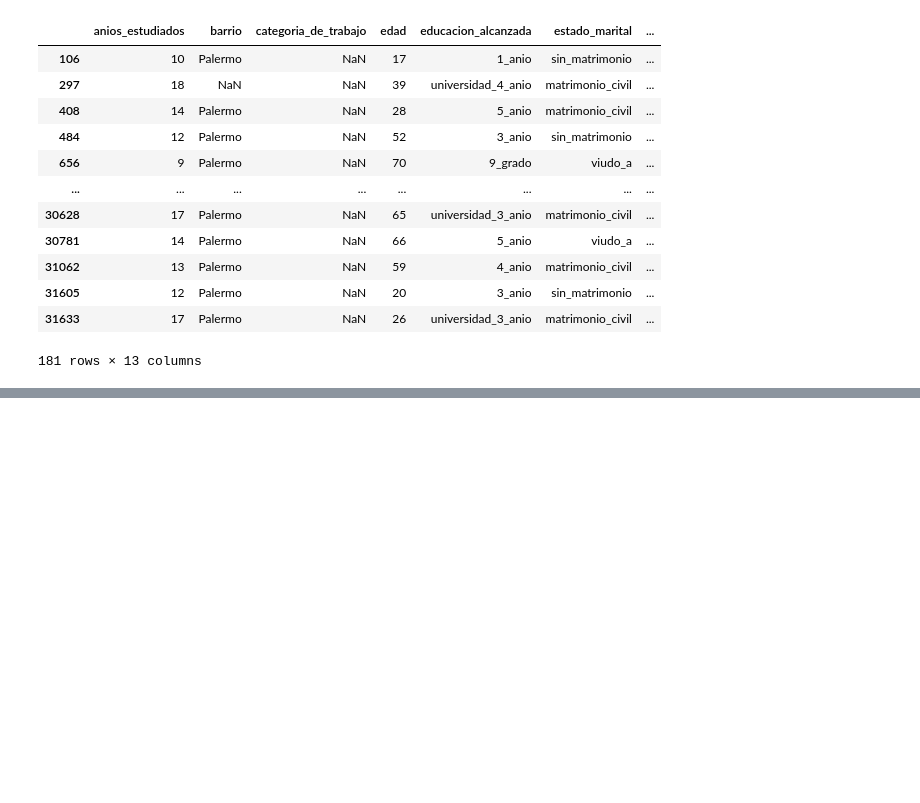
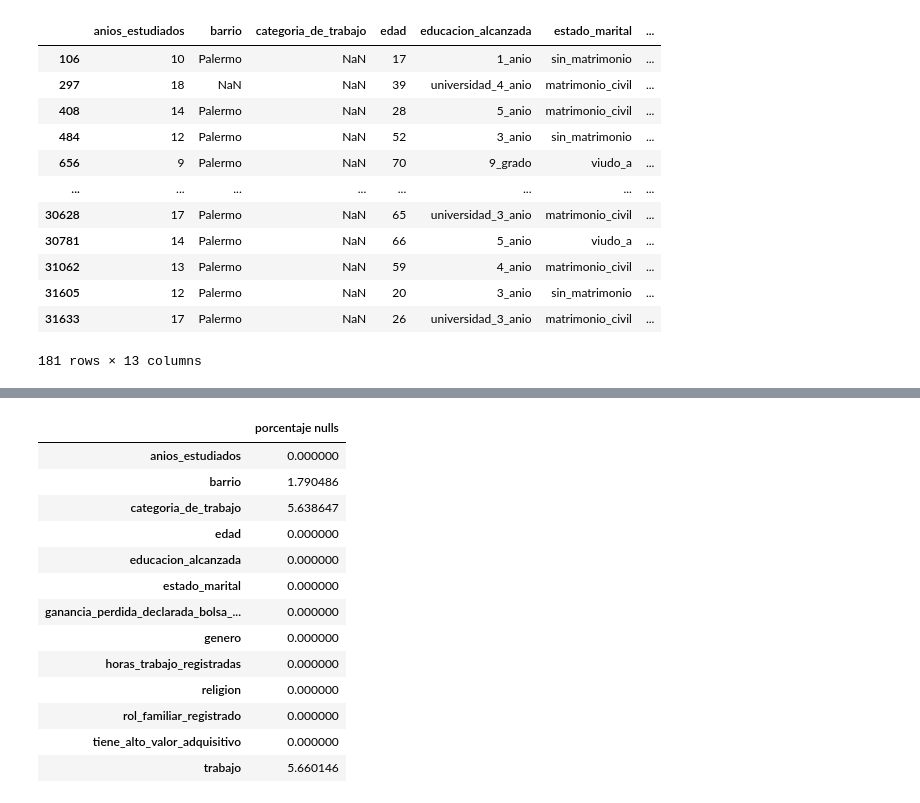
Before and after one commit to MateoCraviotto/Organizacion-de-datos-fiuba-1, a Jupyter notebook: TP1/notebookTp1.ipynb, the cells around one changed output, grey strips where cells are left out. Drawn from its saved outputs; the diff is of its cells as text; code cells hidden in the pictures; blank space fills up the shorter version.

```diff
--- a/TP1/notebookTp1.ipynb
+++ b/TP1/notebookTp1.ipynb
@@ -169,0 +188,18 @@ df[(df['ganancia_perdida_declarada_bolsa_argentina'] != 0) & df['categoria_de_tr
+# %%
+# Y estos serían los porcentajes de valores nulos para cada feature
+(df.isnull().mean() * 100).to_frame('porcentaje nulls')
+# %% [output]
+|  | porcentaje nulls |
+| anios_estudiados | 0.000000 |
+| barrio | 1.790486 |
+| categoria_de_trabajo | 5.638647 |
+| edad | 0.000000 |
+| educacion_alcanzada | 0.000000 |
+| estado_marital | 0.000000 |
+| ganancia_perdida_declarada_bolsa_... | 0.000000 |
+| genero | 0.000000 |
+| horas_trabajo_registradas | 0.000000 |
+| religion | 0.000000 |
+| rol_familiar_registrado | 0.000000 |
+| tiene_alto_valor_adquisitivo | 0.000000 |
+| trabajo | 5.660146 |
```
Also changed, not shown: parts of 7 cells of this notebook.
